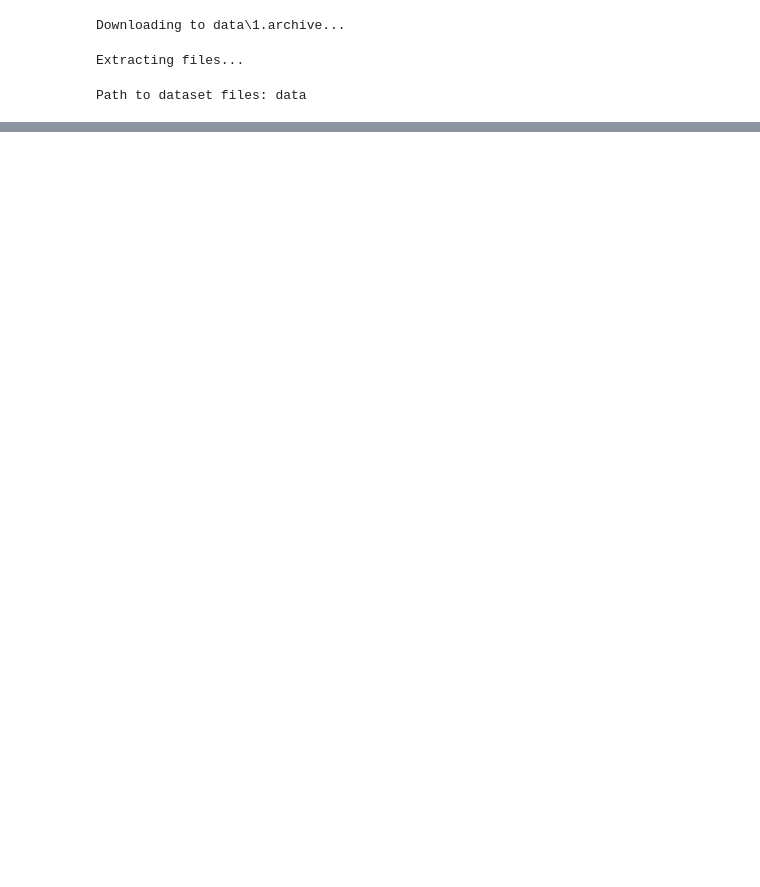
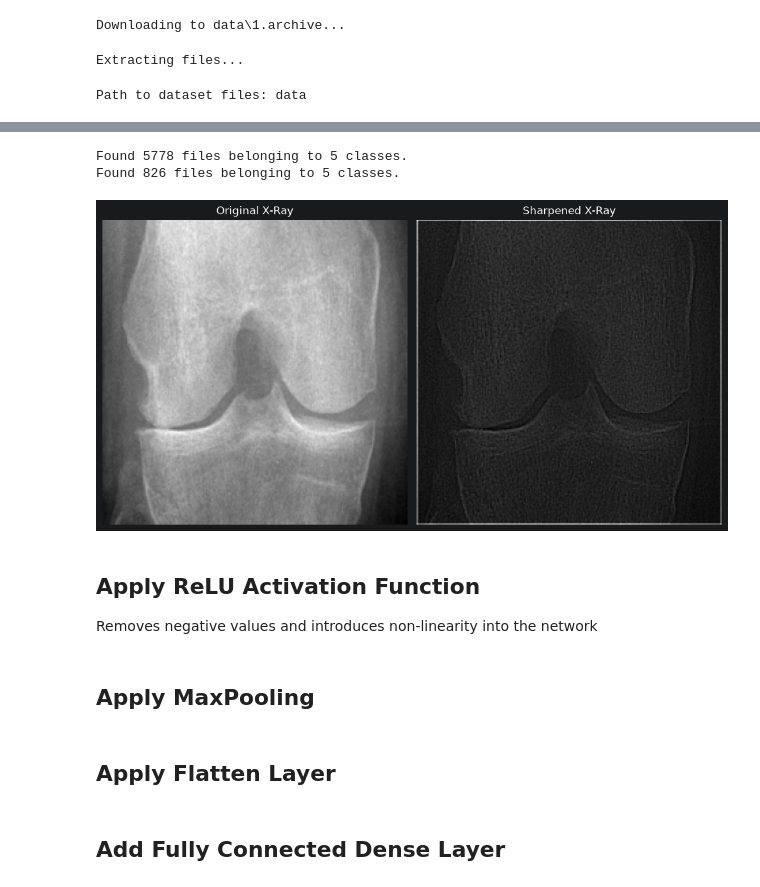
Before and after one commit to RichGit256/-error-404-technical-challenge, a Jupyter notebook: XRayAnalysis/analysis.ipynb, the cells around one changed output, grey strips where cells are left out. Saved outputs shown, nothing was run; the diff lists cells and outputs as text; code cells hidden in the pictures; blank space fills up the shorter version.

```diff
--- a/XRayAnalysis/analysis.ipynb
+++ b/XRayAnalysis/analysis.ipynb
@@ -35,5 +37,5 @@ Preprocessing
 # %%
-def preprocess(img):
+def preprocess():
     # Define the different paths
     data_dir = Path("data")
 
@@ -57,4 +59,6 @@ def preprocess(img):
         shuffle=True,
         color_mode="grayscale"
     )
+
+    return train_ds, val_ds
 # %% [markdown]
@@ -62,9 +68,11 @@ Define a convolution kernel
 - This makes it possible to extract important image features
 - In this case the vital parts of the X-Ray (The bones)
 # %%
-kernel = tf.constant([
-    [-1, -1, -1],
-    [-1, 9, -1],
-    [-1, -1, -1]
-], dtype=tf.float32, shape=[3, 3, 1, 1])
+def kernel_sharpening():
+    kernel = tf.constant([
+        [-1, -1, -1],
+        [-1, 9, -1],
+        [-1, -1, -1]
+    ], dtype=tf.float32, shape=[3, 3, 1, 1])
+    return kernel
 # %% [markdown]
@@ -93,0 +119,12 @@ for images, labels in train_ds.take(1):
+# %%
+kern = kernel_sharpening()
+trainDS, valDS = preprocess()
+sharpImage = apply_kernel(trainDS, kern)
+# %% [output]
+Found 5778 files belonging to 5 classes.
+Found 826 files belonging to 5 classes.
+[figure, added]
+# %% [markdown]
+## Apply ReLU Activation Function
+
+Removes negative values and introduces non-linearity into the network
@@ -93,0 +142,2 @@ for images, labels in train_ds.take(1):
+# %% [markdown]
+## Apply MaxPooling
@@ -93,0 +155,2 @@ for images, labels in train_ds.take(1):
+# %% [markdown]
+## Apply Flatten Layer
@@ -93,0 +166,2 @@ for images, labels in train_ds.take(1):
+# %% [markdown]
+## Add Fully Connected Dense Layer
```
Also changed, not shown: parts of 14 cells of this notebook, 1 other file.
